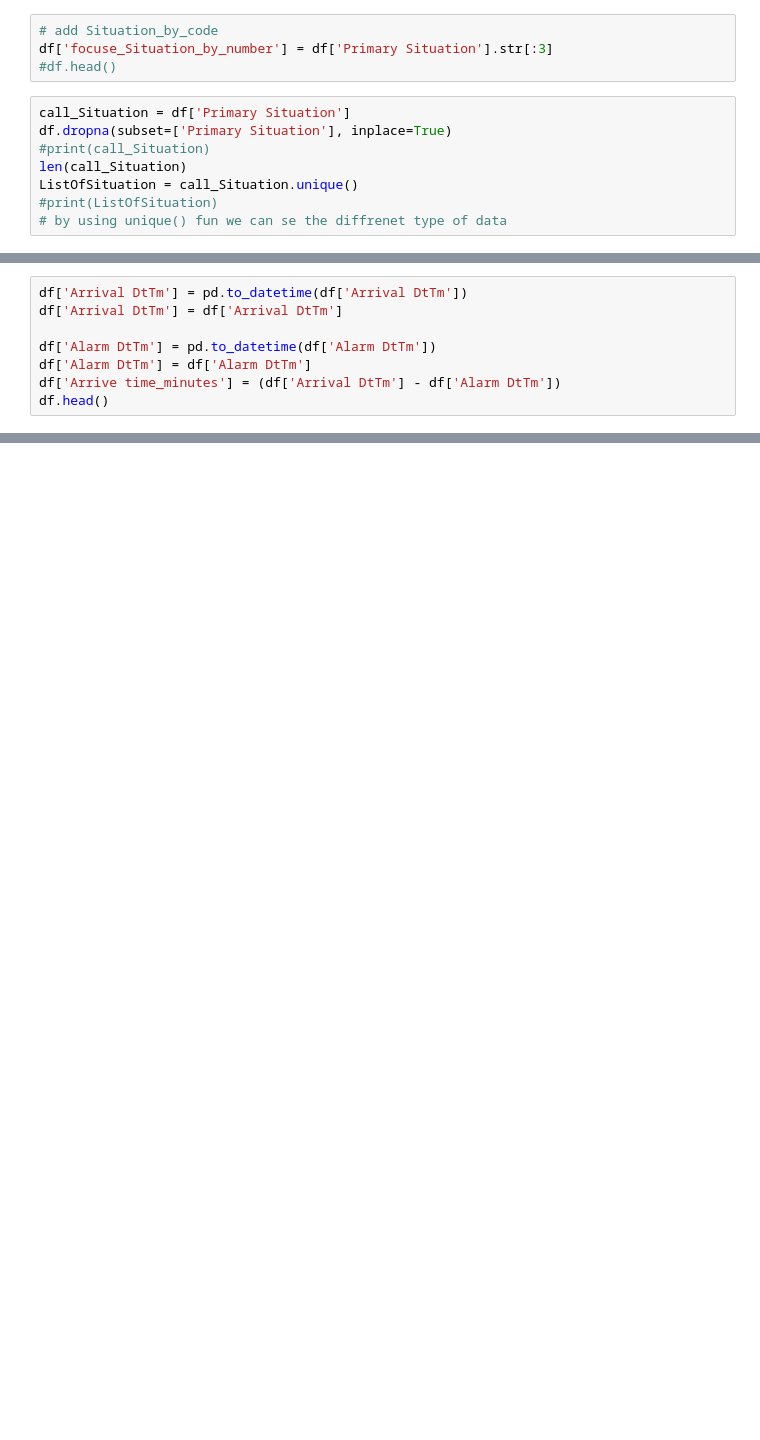
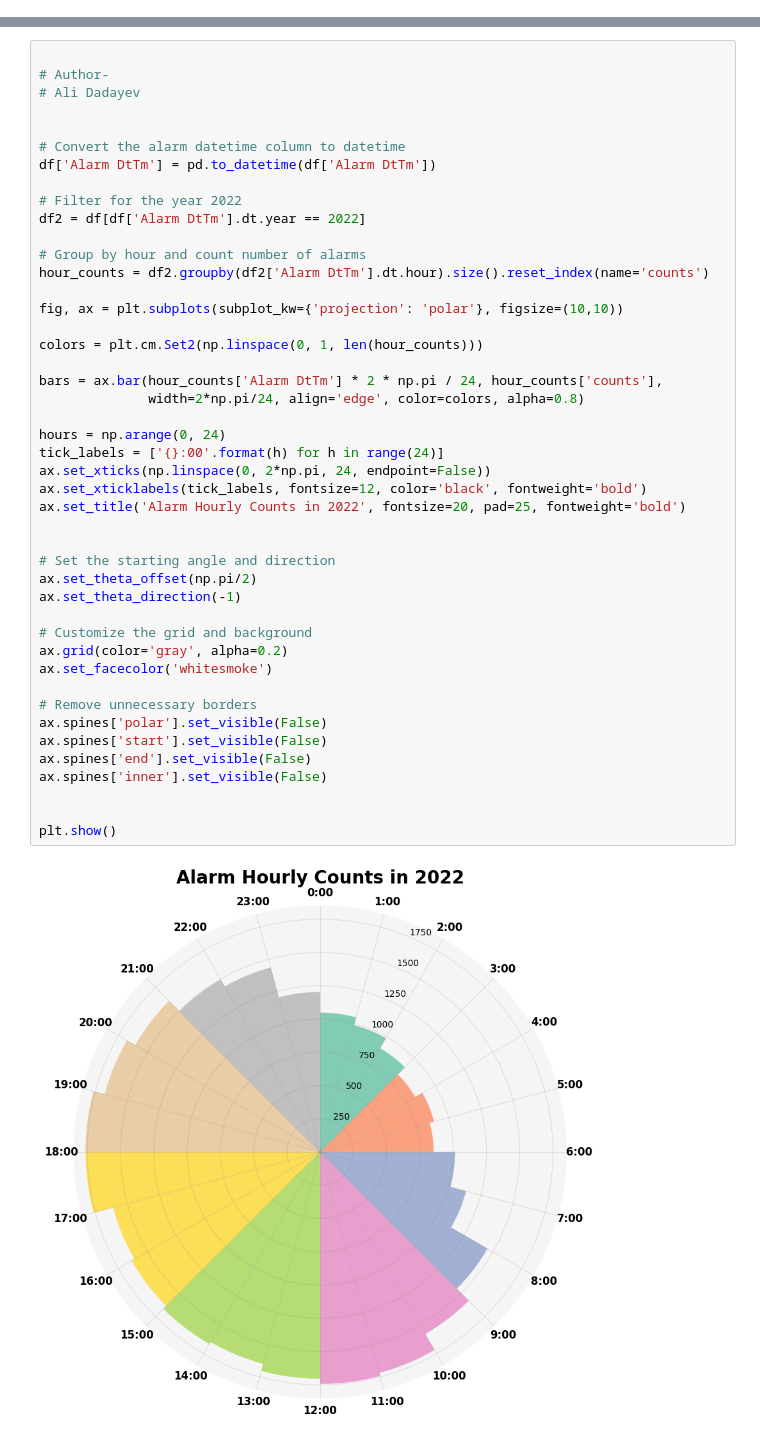
Before and after one commit to Strongside-87/Final_Project, a Jupyter notebook: Final_assigment.ipynb, the cells around one changed output, grey strips where cells are left out. Saved outputs shown, nothing was run; the diff lists cells and outputs as text; blank space fills up the shorter version.

```diff
--- a/Final_assigment.ipynb
+++ b/Final_assigment.ipynb
@@ -45,12 +0,0 @@ df = df[(df['City'] == 'SF') | (df['City'] == 'San Francisco')
-# %%
-# add Situation_by_code
-df['focuse_Situation_by_number'] = df['Primary Situation'].str[:3]
-#df.head()
-# %%
-call_Situation = df['Primary Situation']
-df.dropna(subset=['Primary Situation'], inplace=True)
-#print(call_Situation)
-len(call_Situation)
-ListOfSituation = call_Situation.unique()
-#print(ListOfSituation)
-# by using unique() fun we can se the diffrenet type of data
@@ -67,8 +0,0 @@ top20_by_number = Situation_count_by_number.nlargest(20)  # Get the top 20 most
-# %%
-df['Arrival DtTm'] = pd.to_datetime(df['Arrival DtTm'])
-df['Arrival DtTm'] = df['Arrival DtTm']
-
-df['Alarm DtTm'] = pd.to_datetime(df['Alarm DtTm'])
-df['Alarm DtTm'] = df['Alarm DtTm']
-df['Arrive time_minutes'] = (df['Arrival DtTm'] - df['Alarm DtTm'])
-df.head()
@@ -279,0 +176,47 @@ pyo.plot(fig, filename='battalion_arrival_time.html', auto_open=True)
+# %%
+
+# Author-
+# Ali Dadayev
+
+
+# Convert the alarm datetime column to datetime
+df['Alarm DtTm'] = pd.to_datetime(df['Alarm DtTm'])
+
+# Filter for the year 2022
+df2 = df[df['Alarm DtTm'].dt.year == 2022]
+
+# Group by hour and count number of alarms
+hour_counts = df2.groupby(df2['Alarm DtTm'].dt.hour).size().reset_index(name='counts')
+
+fig, ax = plt.subplots(subplot_kw={'projection': 'polar'}, figsize=(10,10))
+
+colors = plt.cm.Set2(np.linspace(0, 1, len(hour_counts)))
+
+bars = ax.bar(hour_counts['Alarm DtTm'] * 2 * np.pi / 24, hour_counts['counts'],
+              width=2*np.pi/24, align='edge', color=colors, alpha=0.8)
+
+hours = np.arange(0, 24)
+tick_labels = ['{}:00'.format(h) for h in range(24)]
+ax.set_xticks(np.linspace(0, 2*np.pi, 24, endpoint=False))
+ax.set_xticklabels(tick_labels, fontsize=12, color='black', fontweight='bold')
+ax.set_title('Alarm Hourly Counts in 2022', fontsize=20, pad=25, fontweight='bold')
+
+
+# Set the starting angle and direction
+ax.set_theta_offset(np.pi/2)
+ax.set_theta_direction(-1)
+
+# Customize the grid and background
+ax.grid(color='gray', alpha=0.2)
+ax.set_facecolor('whitesmoke')
+
+# Remove unnecessary borders
+ax.spines['polar'].set_visible(False)
+ax.spines['start'].set_visible(False)
+ax.spines['end'].set_visible(False)
+ax.spines['inner'].set_visible(False)
+
+
+plt.show()
+# %% [output]
+[figure, added]
```
Also changed, not shown: parts of 35 cells of this notebook, 3 other files.
